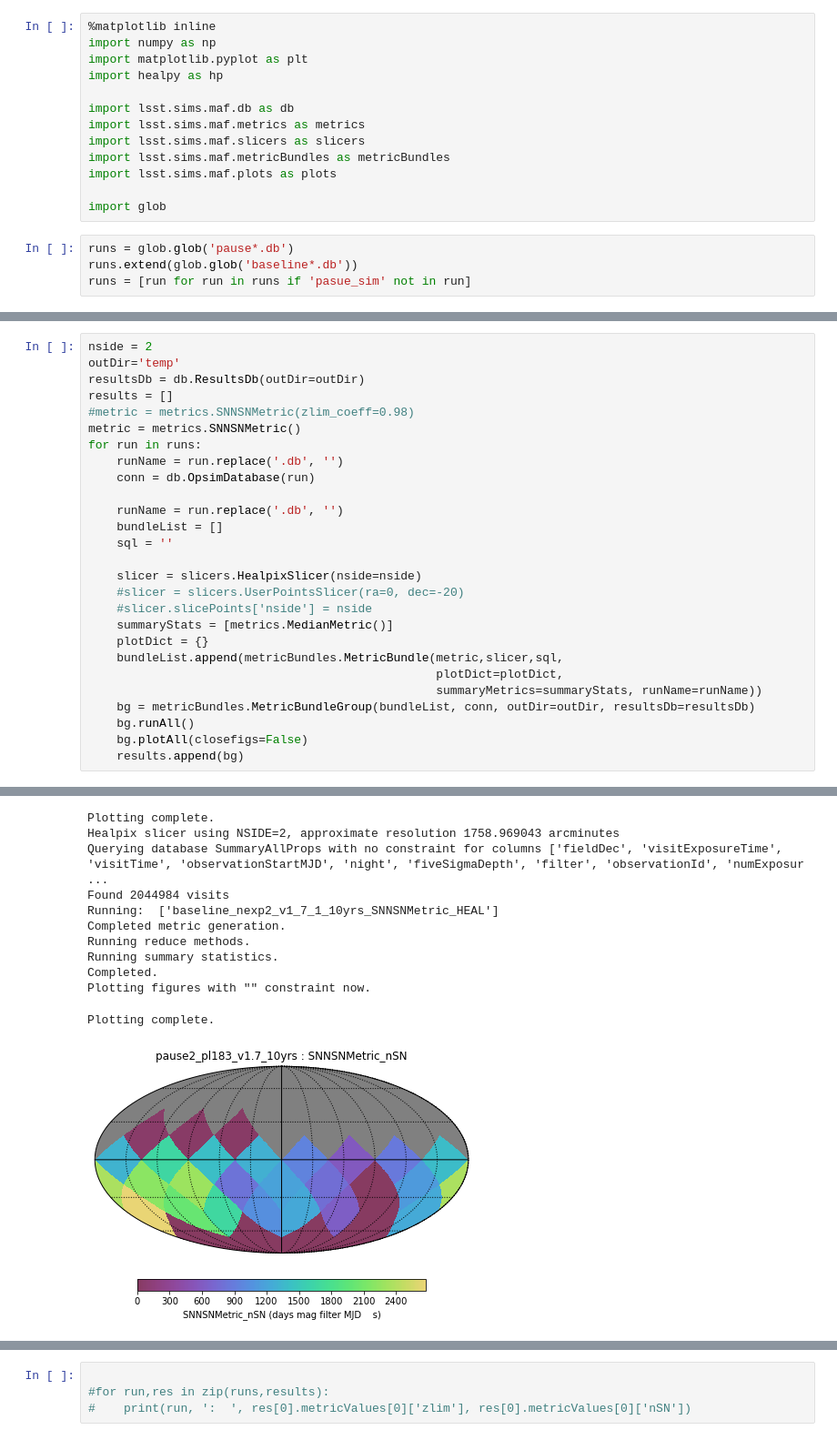
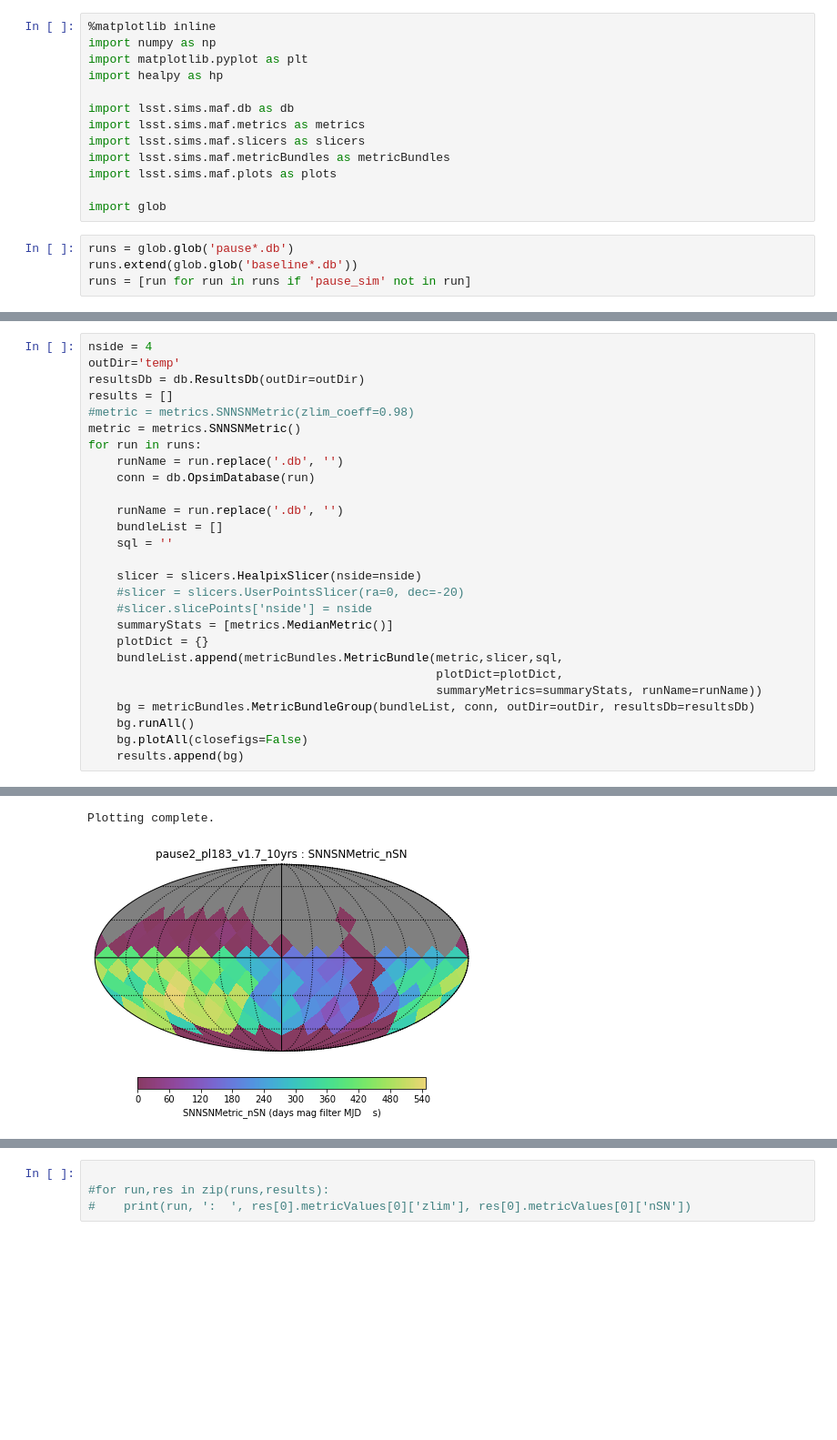
Before and after one commit to lsst-sims/sims_featureScheduler_runs_technical, a Jupyter notebook: pause_sim/DESC_SNe_pause.ipynb, the cells around one changed output, grey strips where cells are left out. Shown at 91% size. Saved outputs shown, nothing was run; the diff lists cells and outputs as text; blank space fills up the shorter version.

Commit message:
running DESC on things

```diff
--- a/pause_sim/DESC_SNe_pause.ipynb
+++ b/pause_sim/DESC_SNe_pause.ipynb
@@ -14,7 +14,7 @@ import glob
 # %%
 runs = glob.glob('pause*.db')
 runs.extend(glob.glob('baseline*.db'))
-runs = [run for run in runs if 'pasue_sim' not in run]
+runs = [run for run in runs if 'pause_sim' not in run]
 # %%
 runs
 # %% [output]
@@ -24,7 +23,7 @@ runs
  'pause3_v1.7_10yrs.db',
  'baseline_nexp2_v1.7.1_10yrs.db']
 # %%
-nside = 2
+nside = 4
 outDir='temp'
 resultsDb = db.ResultsDb(outDir=outDir)
 results = []
@@ -98,17 +97,7 @@ Running:  ['pause3_v1_7_10yrs_SNNSNMetric_HEAL']
 Completed metric generation.
 Running reduce methods.
 Running summary statistics.
 Completed.
 Plotting figures with "" constraint now.
 Plotting complete.
-Healpix slicer using NSIDE=2, approximate resolution 1758.969043 arcminutes
-Querying database SummaryAllProps with no constraint for columns ['fieldDec', 'visitExposureTime', 'visitTime', 'observationStartMJD', 'night', 'fiveSigmaDepth', 'filter', 'observationId', 'numExposur ...
-Found 2044984 visits
-Running:  ['baseline_nexp2_v1_7_1_10yrs_SNNSNMetric_HEAL']
-Completed metric generation.
-Running reduce methods.
-Running summary statistics.
-Completed.
-Plotting figures with "" constraint now.
-Plotting complete.
-[figure, old version]
+[figure, new version]
```
Also changed, not shown: parts of 6 cells of this notebook, 2 other files.
